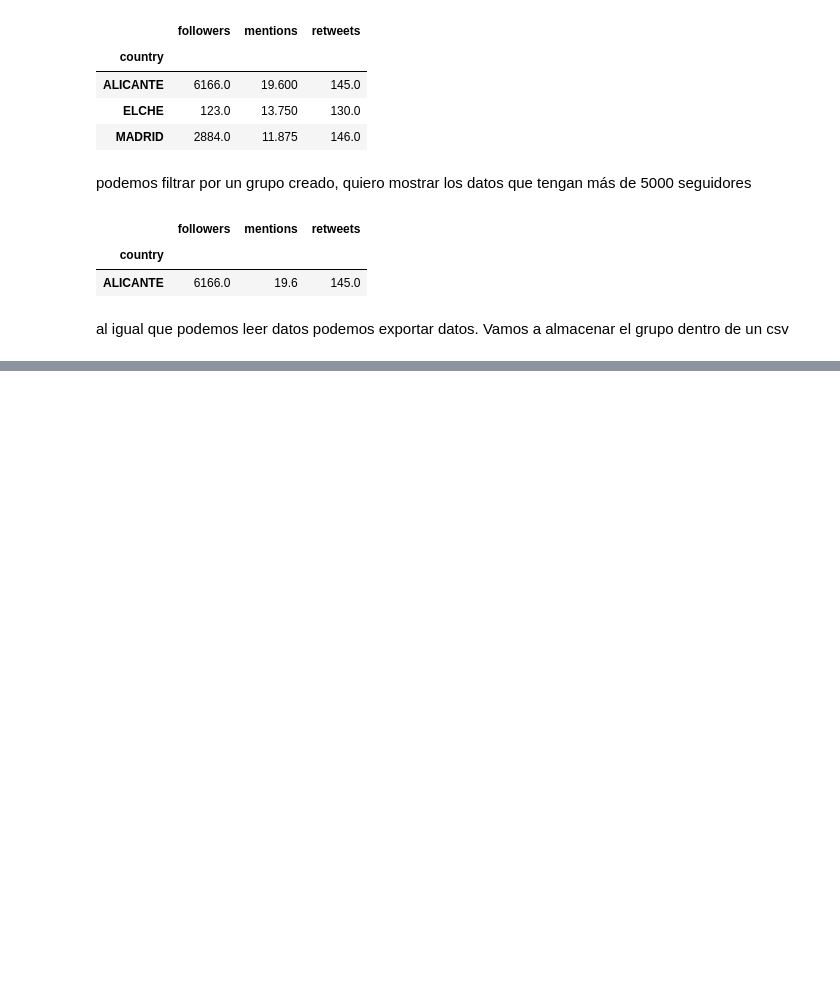
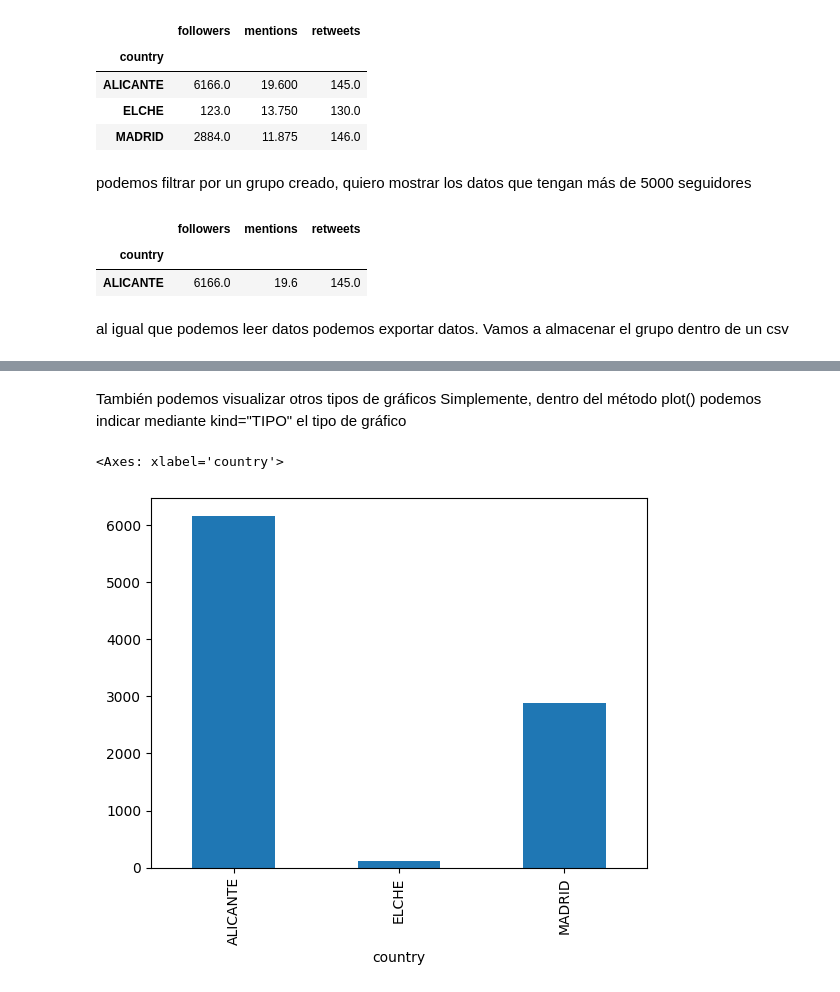
Before and after one commit to AnaCR10/PythonCiencia, a Jupyter notebook: ciencia05influencers.ipynb, the cells around one changed output, grey strips where cells are left out. Saved outputs shown, nothing was run; the diff lists cells and outputs as text; code cells hidden in the pictures; blank space fills up the shorter version.

```diff
--- a/ciencia05influencers.ipynb
+++ b/ciencia05influencers.ipynb
@@ -193,0 +203,7 @@ grupo.to_html('data/grupo.html')
+# %% [markdown]
+También podemos visualizar otros tipos de gráficos Simplemente, dentro del método plot() podemos indicar mediante kind="TIPO" el tipo de gráfico
+# %%
+grupo["followers"].plot(kind="bar")
+# %% [output]
+<Axes: xlabel='country'>
+[figure, added]
```
Also changed, not shown: parts of 4 cells of this notebook, 8 other files.
